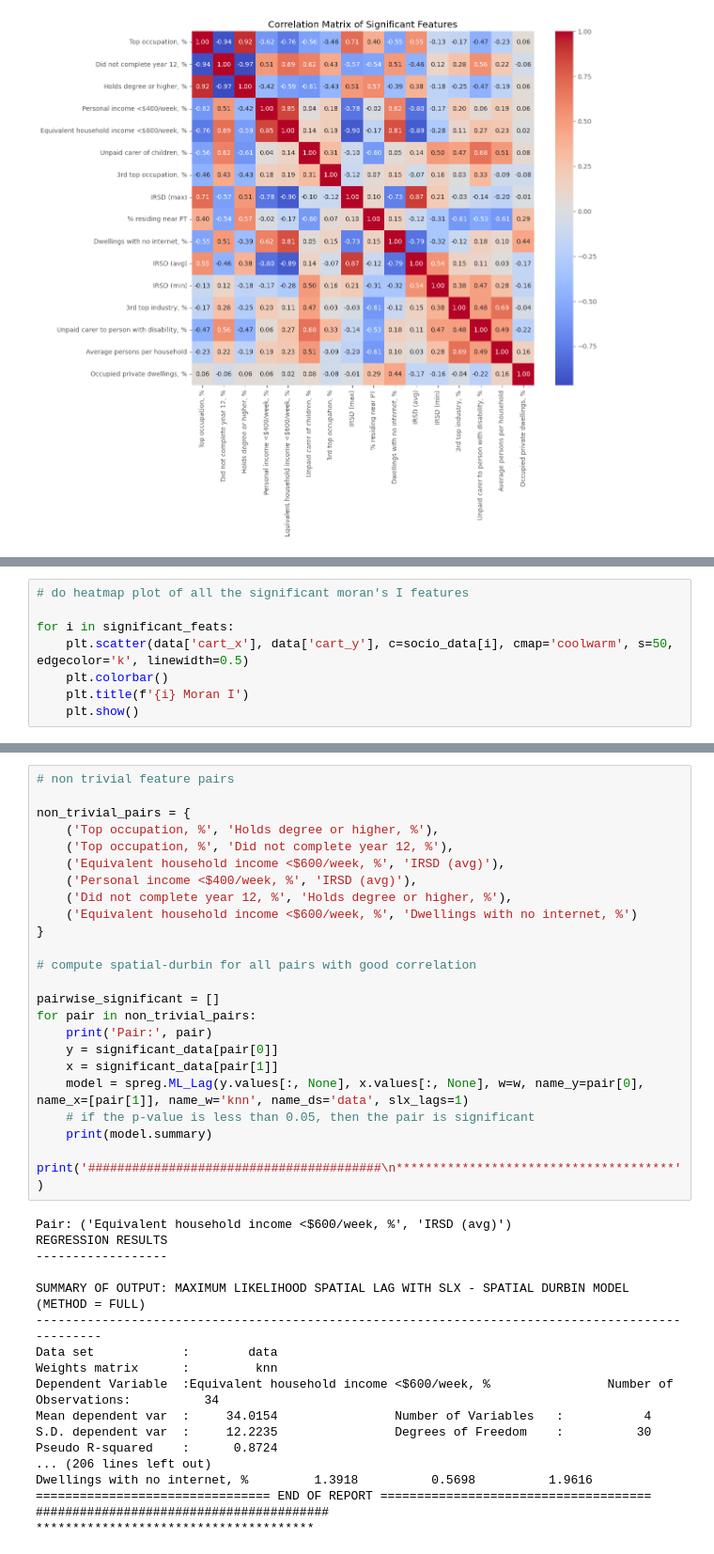
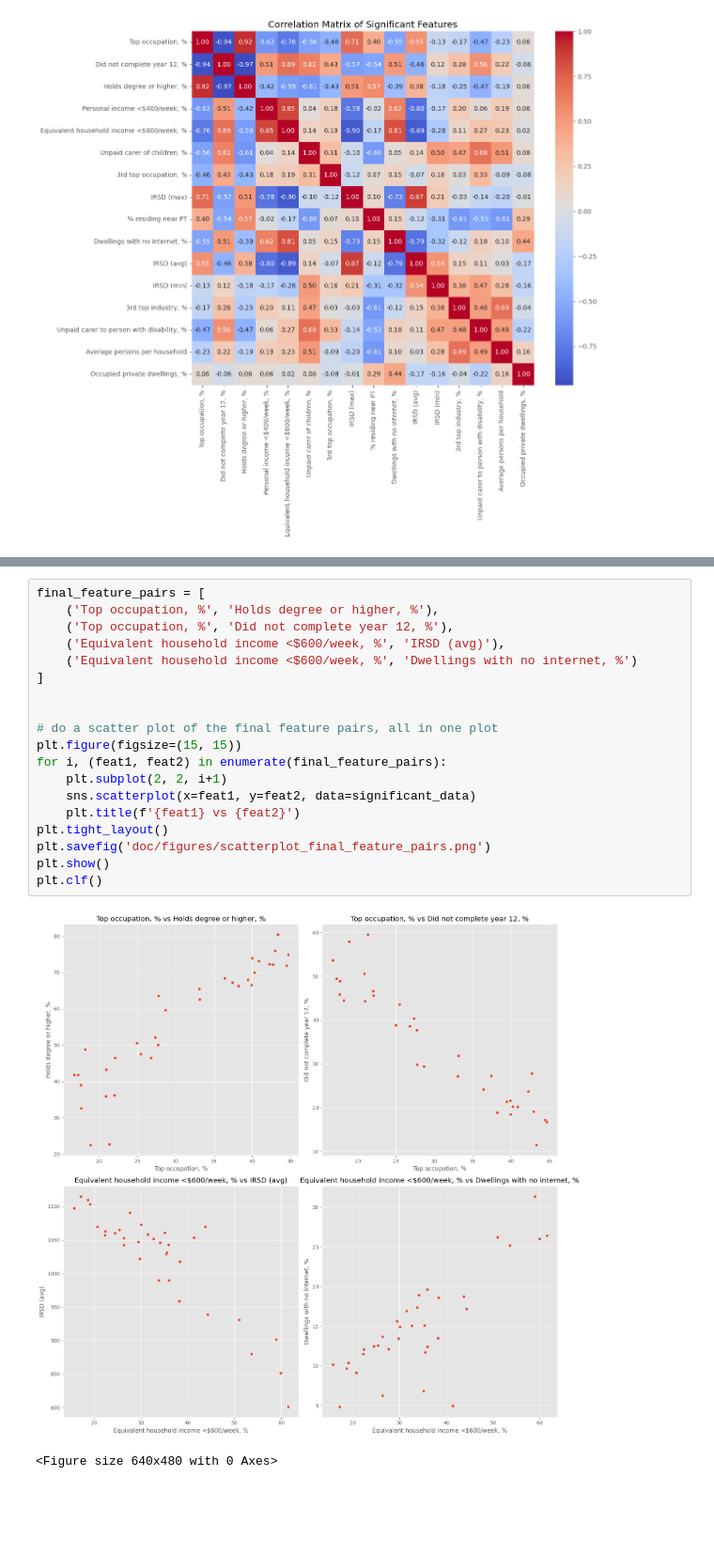
Before and after one commit to Subhasis-Biswas/ML4CPS_Project2, a Jupyter notebook: socio_demographic.ipynb, the cells around one changed output, grey strips where cells are left out. Shown at 94% size. Cells and saved outputs as stored; diff of their text form; blank space fills up the shorter version.

Commit message:
Final Fresh Experiments on socio-demo

```diff
--- a/socio_demographic.ipynb
+++ b/socio_demographic.ipynb
@@ -321,8 +275,0 @@ plt.show()
-# %%
-# do heatmap plot of all the significant moran's I features
-
-for i in significant_feats:
-    plt.scatter(data['cart_x'], data['cart_y'], c=socio_data[i], cmap='coolwarm', s=50, edgecolor='k', linewidth=0.5)
-    plt.colorbar()
-    plt.title(f'{i} Moran I')
-    plt.show()
@@ -406,41 +276,22 @@ Significant pairs based on spatial lag model:
-# %%
-# non trivial feature pairs
-
-non_trivial_pairs = {
-    ('Top occupation, %', 'Holds degree or higher, %'),
-    ('Top occupation, %', 'Did not complete year 12, %'),
-    ('Equivalent household income <$600/week, %', 'IRSD (avg)'),
-    ('Personal income <$400/week, %', 'IRSD (avg)'),
-    ('Did not complete year 12, %', 'Holds degree or higher, %'),
-    ('Equivalent household income <$600/week, %', 'Dwellings with no internet, %')
-}
-
-# compute spatial-durbin for all pairs with good correlation
-
-pairwise_significant = []
-for pair in non_trivial_pairs:
-	print('Pair:', pair)
-	y = significant_data[pair[0]]
-	x = significant_data[pair[1]]
-	model = spreg.ML_Lag(y.values[:, None], x.values[:, None], w=w, name_y=pair[0], name_x=[pair[1]], name_w='knn', name_ds='data', slx_lags=1)
-	# if the p-value is less than 0.05, then the pair is significant
-	print(model.summary)
-	print('########################################\n**************************************')
-# %% [output]
-Pair: ('Equivalent household income <$600/week, %', 'IRSD (avg)')
-REGRESSION RESULTS
-------------------
-
-SUMMARY OF OUTPUT: MAXIMUM LIKELIHOOD SPATIAL LAG WITH SLX - SPATIAL DURBIN MODEL (METHOD = FULL)
--------------------------------------------------------------------------------------------------
-Data set            :        data
-Weights matrix      :         knn
-Dependent Variable  :Equivalent household income <$600/week, %                Number of Observations:          34
-Mean dependent var  :     34.0154                Number of Variables   :           4
-S.D. dependent var  :     12.2235                Degrees of Freedom    :          30
-Pseudo R-squared    :      0.8724
-... (206 lines left out)
-Dwellings with no internet, %         1.3918          0.5698          1.9616
-================================ END OF REPORT =====================================
-########################################
-**************************************
+# %%
+final_feature_pairs = [
+	('Top occupation, %', 'Holds degree or higher, %'),
+	('Top occupation, %', 'Did not complete year 12, %'),
+	('Equivalent household income <$600/week, %', 'IRSD (avg)'),
+	('Equivalent household income <$600/week, %', 'Dwellings with no internet, %')
+]
+
+
+# do a scatter plot of the final feature pairs, all in one plot
+plt.figure(figsize=(15, 15))
+for i, (feat1, feat2) in enumerate(final_feature_pairs):
+	plt.subplot(2, 2, i+1)
+	sns.scatterplot(x=feat1, y=feat2, data=significant_data)
+	plt.title(f'{feat1} vs {feat2}')
+plt.tight_layout()
+plt.savefig('doc/figures/scatterplot_final_feature_pairs.png')
+plt.show()
+plt.clf()
+# %% [output]
+[figure, added]
+<Figure size 640x480 with 0 Axes>
```
Also changed, not shown: parts of 22 cells of this notebook.
